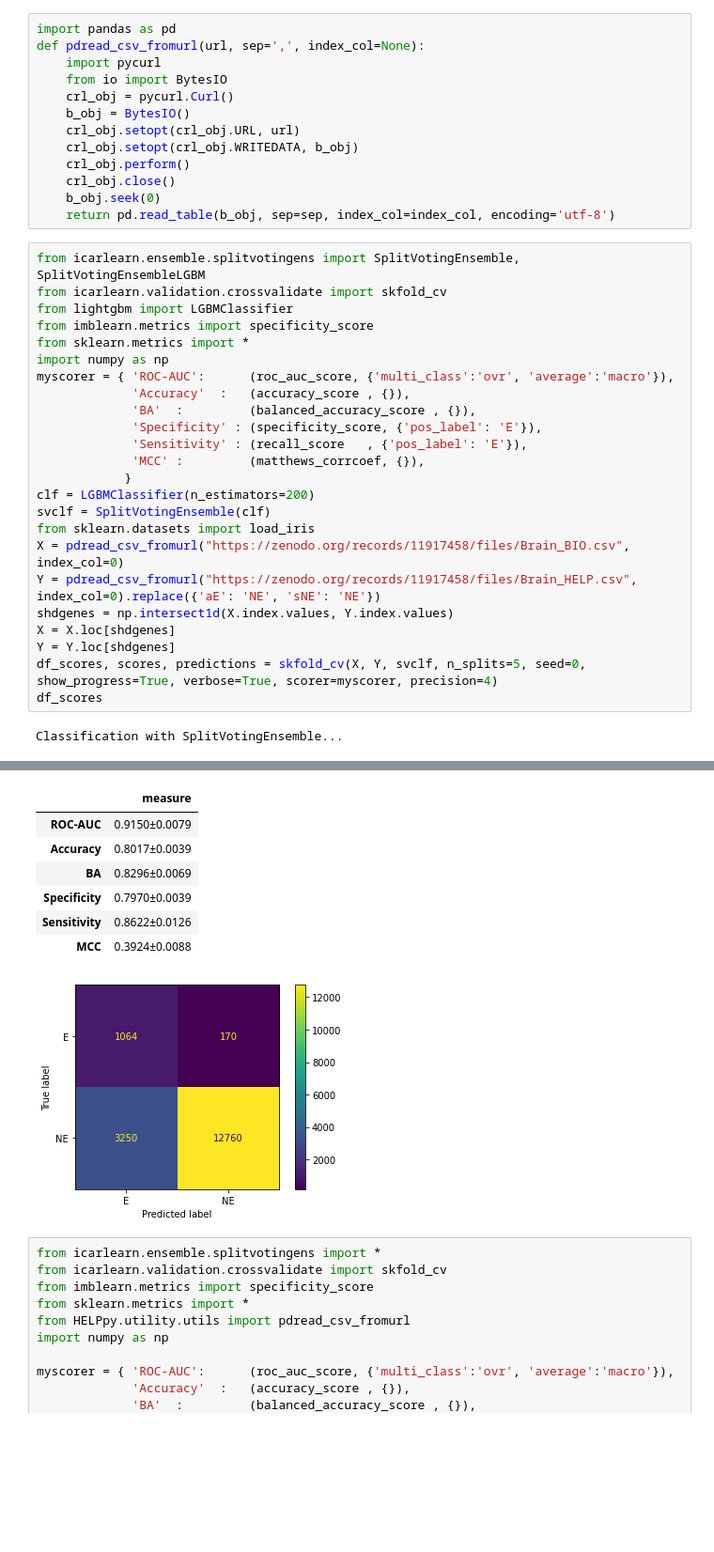
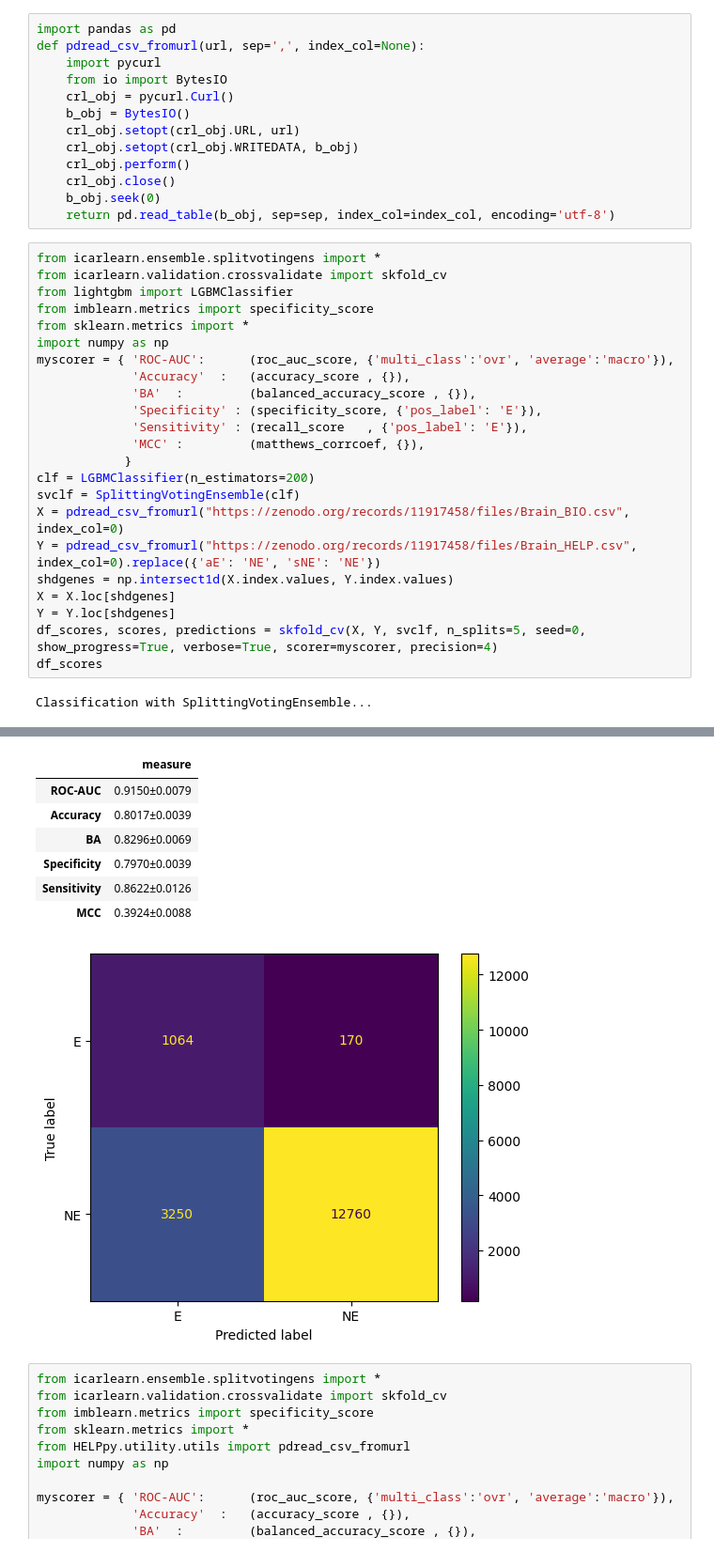
Before and after one commit to giordamaug/ICARlearn, a Jupyter notebook: examples/cv_iris.ipynb, the cells around one changed output, grey strips where cells are left out. Shown: that part at 94% size. Cells and saved outputs as stored; diff of their text form; blank space fills up the shorter version.

```diff
--- a/examples/cv_iris.ipynb
+++ b/examples/cv_iris.ipynb
@@ -45,7 +51,7 @@ def pdread_csv_fromurl(url, sep=',', index_col=None):
     b_obj.seek(0)
     return pd.read_table(b_obj, sep=sep, index_col=index_col, encoding='utf-8')
 # %%
-from icarlearn.ensemble.splitvotingens import SplitVotingEnsemble, SplitVotingEnsembleLGBM
+from icarlearn.ensemble.splitvotingens import *
 from icarlearn.validation.crossvalidate import skfold_cv
 from lightgbm import LGBMClassifier
 from imblearn.metrics import specificity_score
@@ -59,8 +65,7 @@ myscorer = { 'ROC-AUC':      (roc_auc_score, {'multi_class':'ovr', 'average':'ma
              'MCC' :         (matthews_corrcoef, {}),
             }
 clf = LGBMClassifier(n_estimators=200)
-svclf = SplitVotingEnsemble(clf)
-from sklearn.datasets import load_iris
+svclf = SplittingVotingEnsemble(clf)
 X = pdread_csv_fromurl("https://zenodo.org/records/11917458/files/Brain_BIO.csv", index_col=0)
 Y = pdread_csv_fromurl("https://zenodo.org/records/11917458/files/Brain_HELP.csv", index_col=0).replace({'aE': 'NE', 'sNE': 'NE'})
 shdgenes = np.intersect1d(X.index.values, Y.index.values)
@@ -69,4 +74,4 @@ Y = Y.loc[shdgenes]
 df_scores, scores, predictions = skfold_cv(X, Y, svclf, n_splits=5, seed=0, show_progress=True, verbose=True, scorer=myscorer, precision=4)
 df_scores
 # %% [output]
-Classification with SplitVotingEnsemble...
+Classification with SplittingVotingEnsemble...
@@ -73,11 +83,11 @@ Classification with SplitVotingEnsemble...
 |  | measure |
 | ROC-AUC | 0.9150±0.0079 |
 | Accuracy | 0.8017±0.0039 |
 | BA | 0.8296±0.0069 |
 | Specificity | 0.7970±0.0039 |
 | Sensitivity | 0.8622±0.0126 |
 | MCC | 0.3924±0.0088 |
-[figure, old version]
+[figure, new version]
 # %%
 from icarlearn.ensemble.splitvotingens import *
 from icarlearn.validation.crossvalidate import skfold_cv
```
Also changed, not shown: parts of 3 cells of this notebook, 1 other file.
